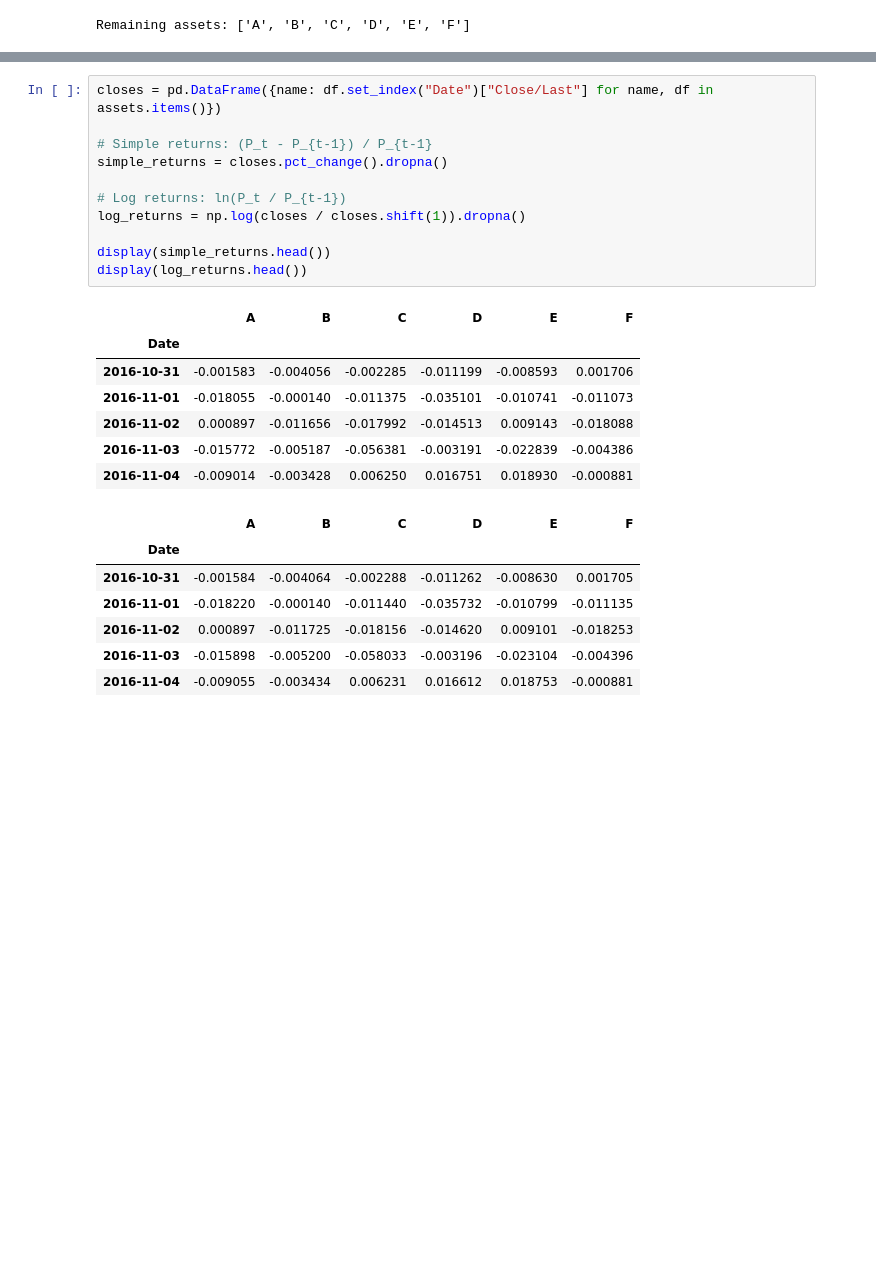
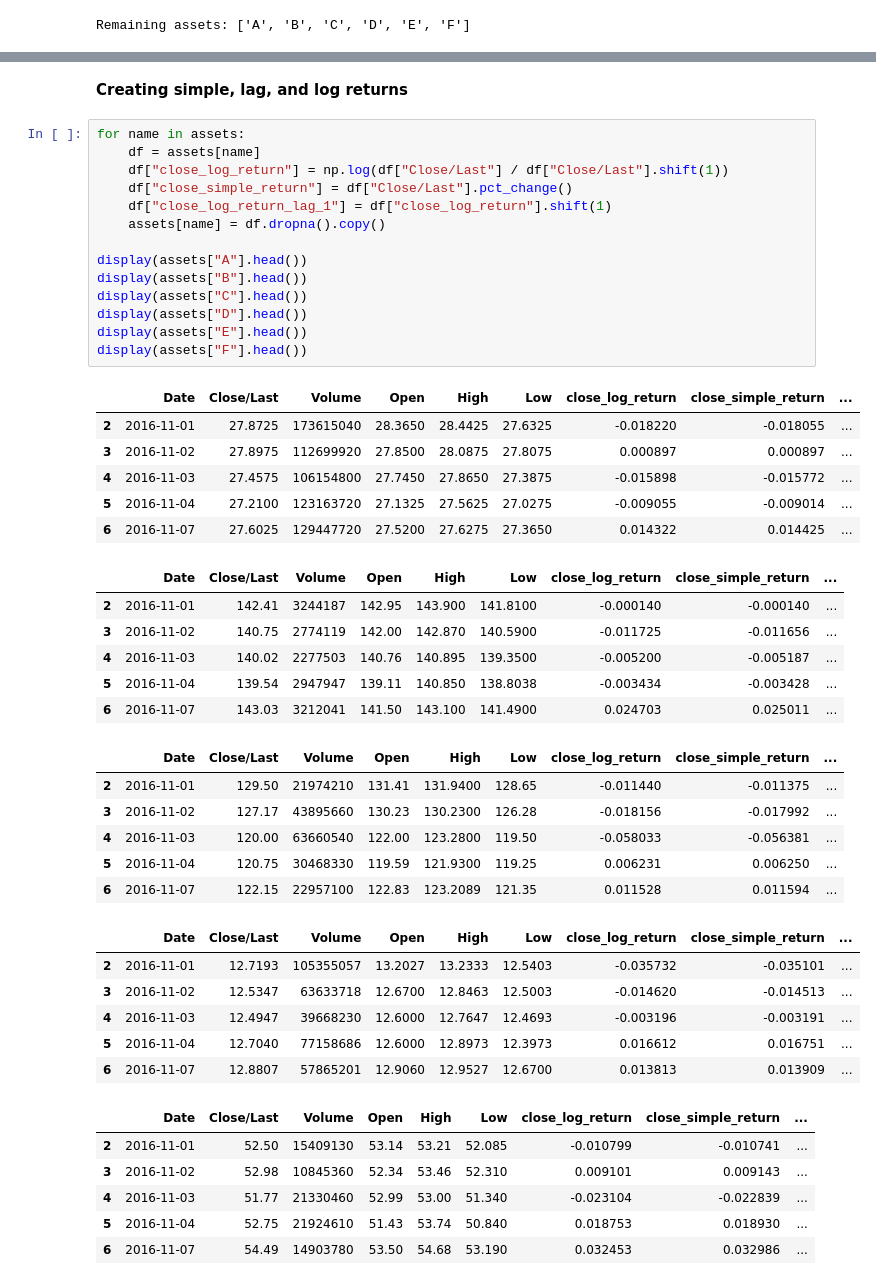
Before and after one commit to janjan1512/BSE, a Jupyter notebook: main.ipynb, the cells around one changed output, grey strips where cells are left out. Cells and saved outputs as stored; diff of their text form; blank space fills up the shorter version.

```diff
--- a/main.ipynb
+++ b/main.ipynb
@@ -115,26 +99,47 @@ asset_A.head(1000)
-# %%
-closes = pd.DataFrame({name: df.set_index("Date")["Close/Last"] for name, df in assets.items()})
-
-# Simple returns: (P_t - P_{t-1}) / P_{t-1}
-simple_returns = closes.pct_change().dropna()
-
-# Log returns: ln(P_t / P_{t-1})
-log_returns = np.log(closes / closes.shift(1)).dropna()
-
-display(simple_returns.head())
-display(log_returns.head())
-# %% [output]
-|  | A | B | C | D | E | F |
-| Date |  |  |  |  |  |  |
-| 2016-10-31 | -0.001583 | -0.004056 | -0.002285 | -0.011199 | -0.008593 | 0.001706 |
-| 2016-11-01 | -0.018055 | -0.000140 | -0.011375 | -0.035101 | -0.010741 | -0.011073 |
-| 2016-11-02 | 0.000897 | -0.011656 | -0.017992 | -0.014513 | 0.009143 | -0.018088 |
-| 2016-11-03 | -0.015772 | -0.005187 | -0.056381 | -0.003191 | -0.022839 | -0.004386 |
-| 2016-11-04 | -0.009014 | -0.003428 | 0.006250 | 0.016751 | 0.018930 | -0.000881 |
-|  | A | B | C | D | E | F |
-| Date |  |  |  |  |  |  |
-| 2016-10-31 | -0.001584 | -0.004064 | -0.002288 | -0.011262 | -0.008630 | 0.001705 |
-| 2016-11-01 | -0.018220 | -0.000140 | -0.011440 | -0.035732 | -0.010799 | -0.011135 |
-| 2016-11-02 | 0.000897 | -0.011725 | -0.018156 | -0.014620 | 0.009101 | -0.018253 |
-| 2016-11-03 | -0.015898 | -0.005200 | -0.058033 | -0.003196 | -0.023104 | -0.004396 |
-| 2016-11-04 | -0.009055 | -0.003434 | 0.006231 | 0.016612 | 0.018753 | -0.000881 |
+# %% [markdown]
+**Creating simple, lag, and log returns**
+# %%
+for name in assets:
+    df = assets[name]
+    df["close_log_return"] = np.log(df["Close/Last"] / df["Close/Last"].shift(1))
+    df["close_simple_return"] = df["Close/Last"].pct_change()
+    df["close_log_return_lag_1"] = df["close_log_return"].shift(1)
+    assets[name] = df.dropna().copy()
+
+display(assets["A"].head())
+display(assets["B"].head())
+display(assets["C"].head())
+display(assets["D"].head())
+display(assets["E"].head())
+display(assets["F"].head())
+# %% [output]
+|  | Date | Close/Last | Volume | Open | High | Low | close_log_return | close_simple_return | ... |
+| 2 | 2016-11-01 | 27.8725 | 173615040 | 28.3650 | 28.4425 | 27.6325 | -0.018220 | -0.018055 | ... |
+| 3 | 2016-11-02 | 27.8975 | 112699920 | 27.8500 | 28.0875 | 27.8075 | 0.000897 | 0.000897 | ... |
+| 4 | 2016-11-03 | 27.4575 | 106154800 | 27.7450 | 27.8650 | 27.3875 | -0.015898 | -0.015772 | ... |
+| 5 | 2016-11-04 | 27.2100 | 123163720 | 27.1325 | 27.5625 | 27.0275 | -0.009055 | -0.009014 | ... |
+| 6 | 2016-11-07 | 27.6025 | 129447720 | 27.5200 | 27.6275 | 27.3650 | 0.014322 | 0.014425 | ... |
+|  | Date | Close/Last | Volume | Open | High | Low | close_log_return | close_simple_return | ... |
+| 2 | 2016-11-01 | 142.41 | 3244187 | 142.95 | 143.900 | 141.8100 | -0.000140 | -0.000140 | ... |
+| 3 | 2016-11-02 | 140.75 | 2774119 | 142.00 | 142.870 | 140.5900 | -0.011725 | -0.011656 | ... |
+| 4 | 2016-11-03 | 140.02 | 2277503 | 140.76 | 140.895 | 139.3500 | -0.005200 | -0.005187 | ... |
+| 5 | 2016-11-04 | 139.54 | 2947947 | 139.11 | 140.850 | 138.8038 | -0.003434 | -0.003428 | ... |
+| 6 | 2016-11-07 | 143.03 | 3212041 | 141.50 | 143.100 | 141.4900 | 0.024703 | 0.025011 | ... |
+|  | Date | Close/Last | Volume | Open | High | Low | close_log_return | close_simple_return | ... |
+| 2 | 2016-11-01 | 129.50 | 21974210 | 131.41 | 131.9400 | 128.65 | -0.011440 | -0.011375 | ... |
+| 3 | 2016-11-02 | 127.17 | 43895660 | 130.23 | 130.2300 | 126.28 | -0.018156 | -0.017992 | ... |
+| 4 | 2016-11-03 | 120.00 | 63660540 | 122.00 | 123.2800 | 119.50 | -0.058033 | -0.056381 | ... |
+| 5 | 2016-11-04 | 120.75 | 30468330 | 119.59 | 121.9300 | 119.25 | 0.006231 | 0.006250 | ... |
+| 6 | 2016-11-07 | 122.15 | 22957100 | 122.83 | 123.2089 | 121.35 | 0.011528 | 0.011594 | ... |
+|  | Date | Close/Last | Volume | Open | High | Low | close_log_return | close_simple_return | ... |
+| 2 | 2016-11-01 | 12.7193 | 105355057 | 13.2027 | 13.2333 | 12.5403 | -0.035732 | -0.035101 | ... |
+| 3 | 2016-11-02 | 12.5347 | 63633718 | 12.6700 | 12.8463 | 12.5003 | -0.014620 | -0.014513 | ... |
+| 4 | 2016-11-03 | 12.4947 | 39668230 | 12.6000 | 12.7647 | 12.4693 | -0.003196 | -0.003191 | ... |
+| 5 | 2016-11-04 | 12.7040 | 77158686 | 12.6000 | 12.8973 | 12.3973 | 0.016612 | 0.016751 | ... |
+| 6 | 2016-11-07 | 12.8807 | 57865201 | 12.9060 | 12.9527 | 12.6700 | 0.013813 | 0.013909 | ... |
+|  | Date | Close/Last | Volume | Open | High | Low | close_log_return | close_simple_return | ... |
+| 2 | 2016-11-01 | 52.50 | 15409130 | 53.14 | 53.21 | 52.085 | -0.010799 | -0.010741 | ... |
+| 3 | 2016-11-02 | 52.98 | 10845360 | 52.34 | 53.46 | 52.310 | 0.009101 | 0.009143 | ... |
+| 4 | 2016-11-03 | 51.77 | 21330460 | 52.99 | 53.00 | 51.340 | -0.023104 | -0.022839 | ... |
+| 5 | 2016-11-04 | 52.75 | 21924610 | 51.43 | 53.74 | 50.840 | 0.018753 | 0.018930 | ... |
+| 6 | 2016-11-07 | 54.49 | 14903780 | 53.50 | 54.68 | 53.190 | 0.032453 | 0.032986 | ... |
```
Also changed, not shown: parts of 29 cells of this notebook, 4 other files.
